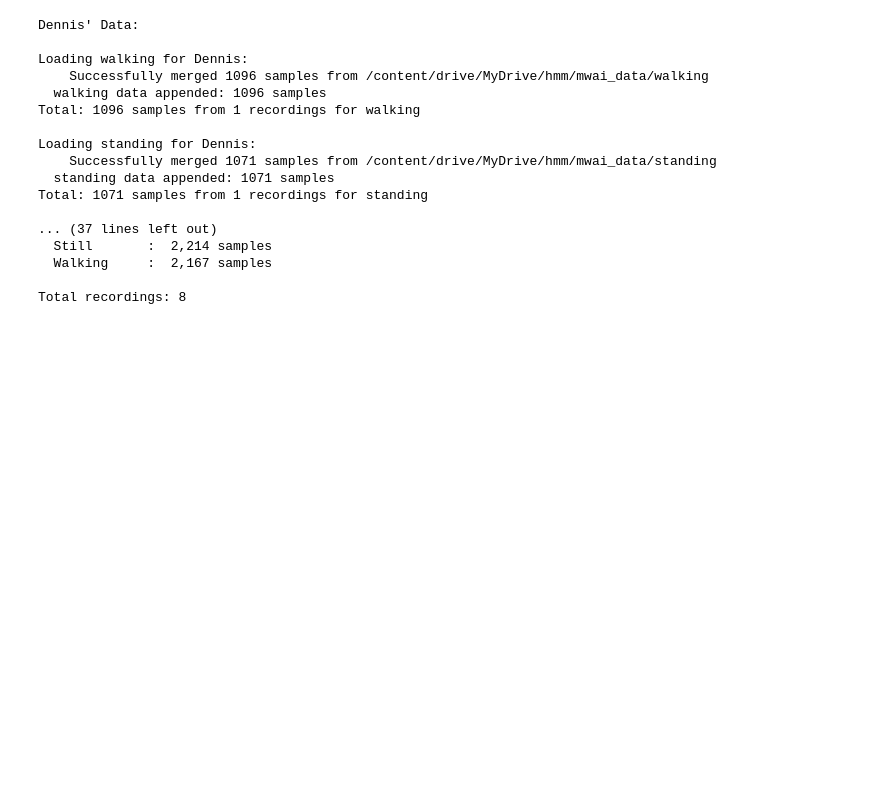
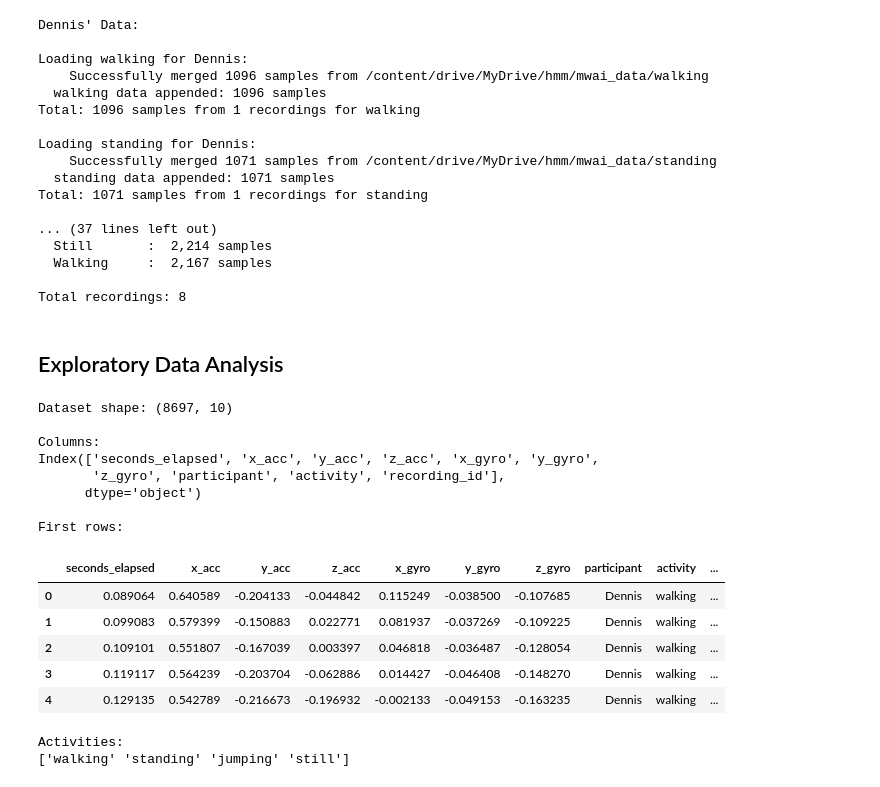
Before and after one commit to lemwaizz/formative2_G35, a Jupyter notebook: Formative_2.ipynb, the cells around one changed output. Saved outputs shown, nothing was run; the diff lists cells and outputs as text; code cells hidden in the pictures; blank space fills up the shorter version.

```diff
--- a/Formative_2.ipynb
+++ b/Formative_2.ipynb
@@ -231,3 +231,34 @@ Total: 1071 samples from 1 recordings for standing
   Walking     :  2,167 samples
 
 Total recordings: 8
+# %% [markdown]
+## Exploratory Data Analysis
+# %%
+#checking dataset shape
+print("Dataset shape:", complete_dataset.shape)
+
+print("\nColumns:")
+print(complete_dataset.columns)
+
+print("\nFirst rows:")
+display(complete_dataset.head())
+
+print("\nActivities:")
+print(complete_dataset['activity'].unique())
+# %% [output]
+Dataset shape: (8697, 10)
+
+Columns:
+Index(['seconds_elapsed', 'x_acc', 'y_acc', 'z_acc', 'x_gyro', 'y_gyro',
+       'z_gyro', 'participant', 'activity', 'recording_id'],
+      dtype='object')
+
+First rows:
+|  | seconds_elapsed | x_acc | y_acc | z_acc | x_gyro | y_gyro | z_gyro | participant | activity | ... |
+| 0 | 0.089064 | 0.640589 | -0.204133 | -0.044842 | 0.115249 | -0.038500 | -0.107685 | Dennis | walking | ... |
+| 1 | 0.099083 | 0.579399 | -0.150883 | 0.022771 | 0.081937 | -0.037269 | -0.109225 | Dennis | walking | ... |
+| 2 | 0.109101 | 0.551807 | -0.167039 | 0.003397 | 0.046818 | -0.036487 | -0.128054 | Dennis | walking | ... |
+| 3 | 0.119117 | 0.564239 | -0.203704 | -0.062886 | 0.014427 | -0.046408 | -0.148270 | Dennis | walking | ... |
+| 4 | 0.129135 | 0.542789 | -0.216673 | -0.196932 | -0.002133 | -0.049153 | -0.163235 | Dennis | walking | ... |
+Activities:
+['walking' 'standing' 'jumping' 'still']
```
Also changed, not shown: parts of 3 cells of this notebook.
